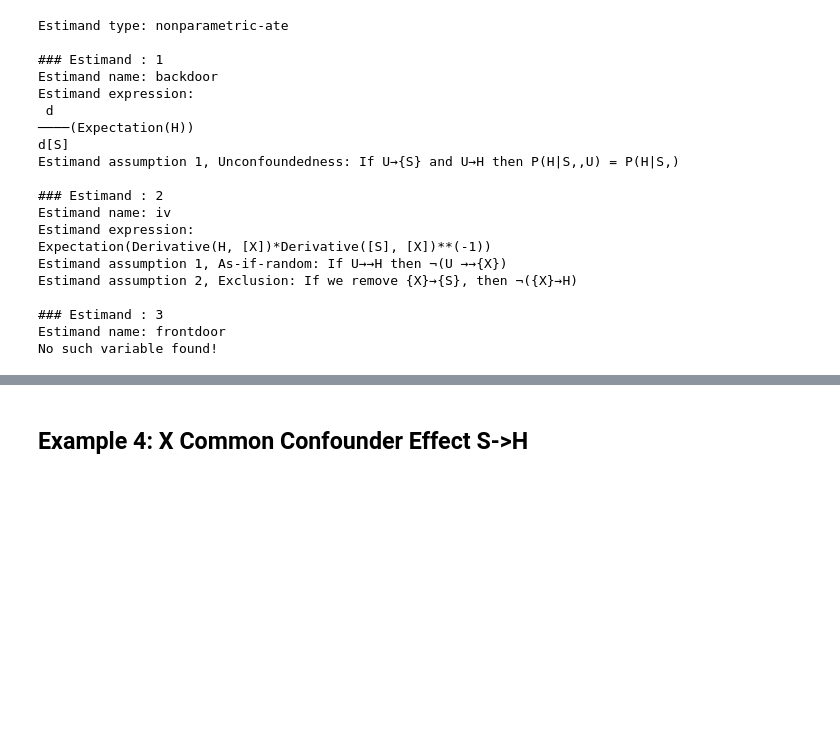
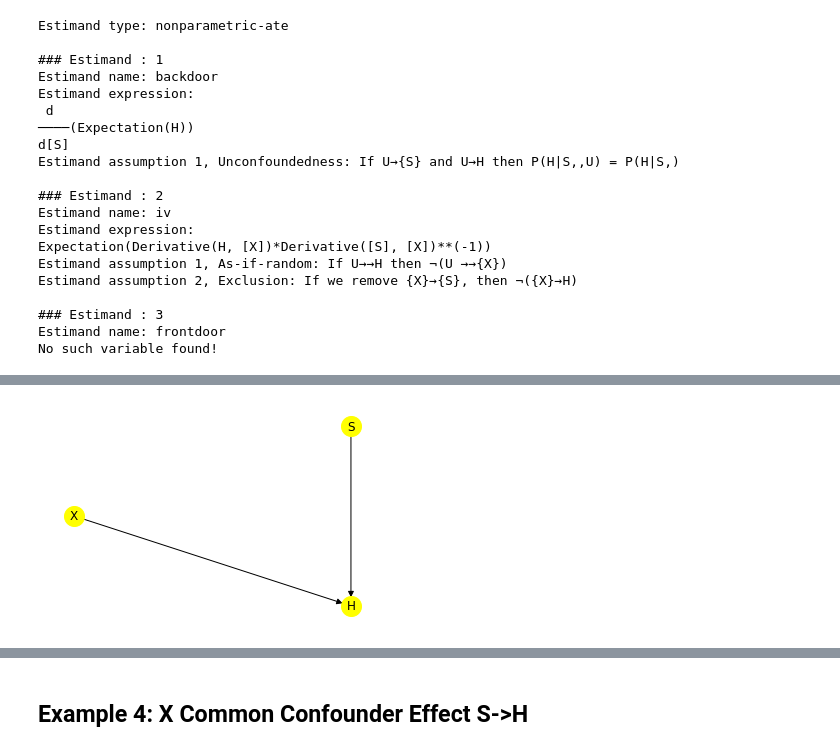
Before and after one commit to MaartenCVonk/Causal-Modeling, a Jupyter notebook: Layman's_explanation_ATE_calculation.ipynb, the cells around one changed output, grey strips where cells are left out. Cells and saved outputs as stored; diff of their text form; code cells hidden in the pictures; blank space fills up the shorter version.

```diff
--- a/Layman's_explanation_ATE_calculation.ipynb
+++ b/Layman's_explanation_ATE_calculation.ipynb
@@ -251,0 +257,21 @@ Mean value: 0.5941206338530225
+# %%
+from graphviz import Digraph
+
+causal_graph = """digraph {
+X[label="History"];
+H[label="Headache"];
+S[label="Shoes"];
+X -> H;
+S -> H;
+}"""
+
+model= dowhy.CausalModel(
+        data = df,
+        graph=causal_graph.replace("\n", " "),
+        treatment='S',
+        outcome='H')
+
+# Let Dowhy plot the model just for verification purposes:
+model.view_model(layout="dot")
+# %% [output]
+[figure, added]
```
Also changed, not shown: parts of 16 cells of this notebook.
